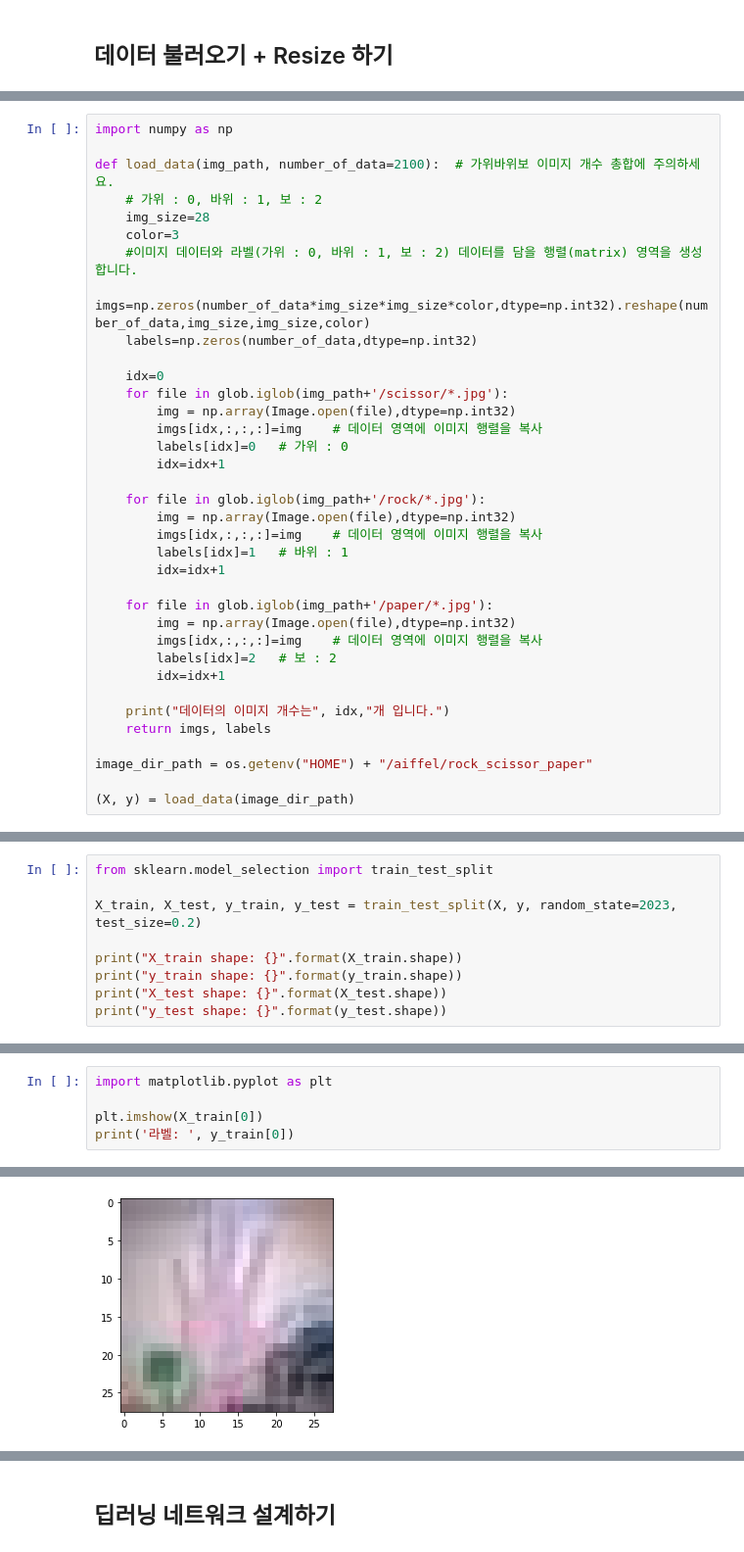
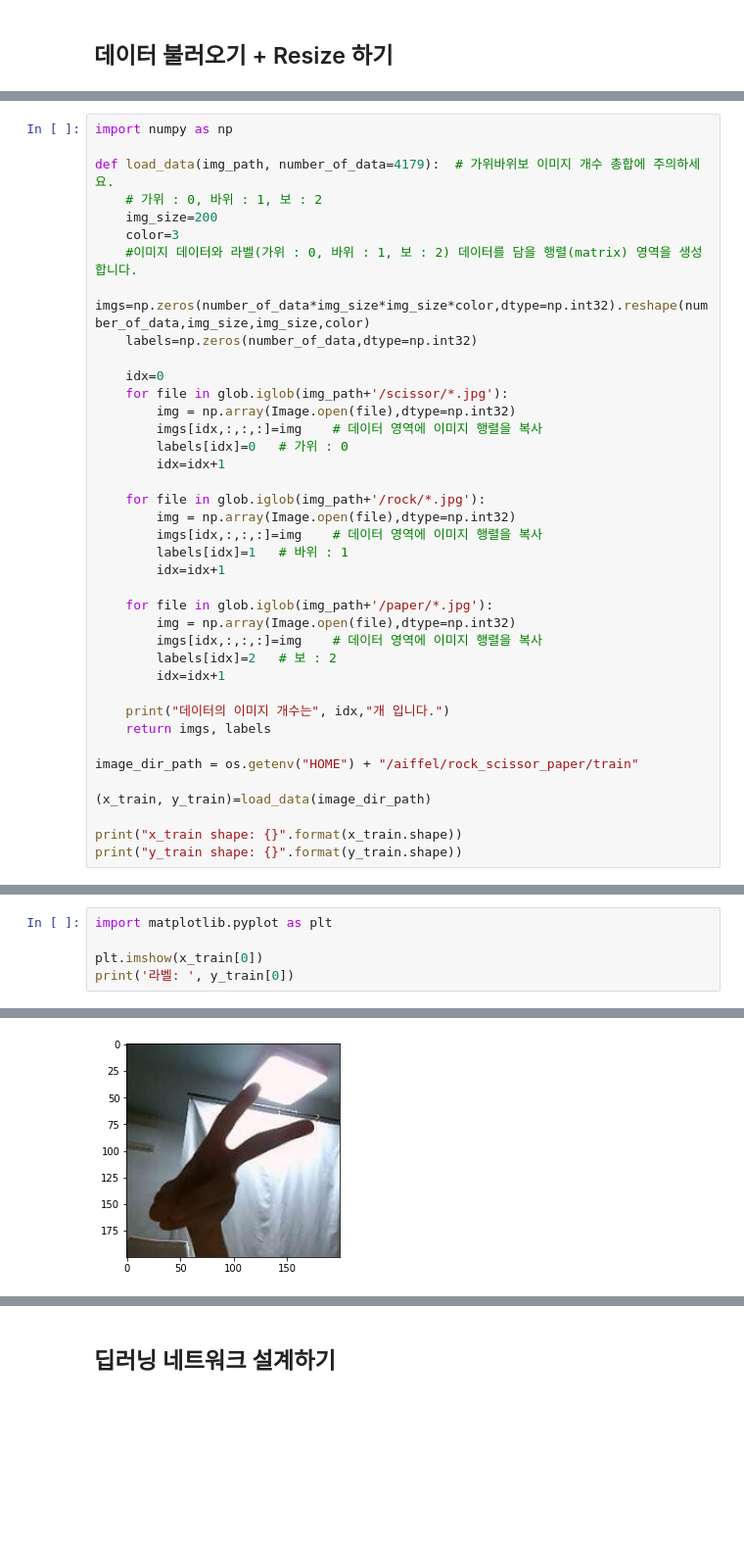
Before and after one commit to 9708aaaz/AIFFEL_online2nd, a Jupyter notebook: Exploration/[E-10]/[E-10]rock_scissors_paper.ipynb, the cells around one changed output, grey strips where cells are left out. Shown at 98% size. Cells and saved outputs as stored; diff of their text form; blank space fills up the shorter version.

```diff
--- a/Exploration/[E-10]/[E-10]rock_scissors_paper.ipynb
+++ b/Exploration/[E-10]/[E-10]rock_scissors_paper.ipynb
@@ -57,9 +60,9 @@ print("보 이미지 resize 완료!")
 # %%
 import numpy as np
 
-def load_data(img_path, number_of_data=2100):  # 가위바위보 이미지 개수 총합에 주의하세요.
+def load_data(img_path, number_of_data=4179):  # 가위바위보 이미지 개수 총합에 주의하세요.
     # 가위 : 0, 바위 : 1, 보 : 2
-    img_size=28
+    img_size=200
     color=3
     #이미지 데이터와 라벨(가위 : 0, 바위 : 1, 보 : 2) 데이터를 담을 행렬(matrix) 영역을 생성합니다.
     imgs=np.zeros(number_of_data*img_size*img_size*color,dtype=np.int32).reshape(number_of_data,img_size,img_size,color)
@@ -87,7 +90,10 @@ def load_data(img_path, number_of_data=2100):  # 가위바위보 이미지 개
     print("데이터의 이미지 개수는", idx,"개 입니다.")
     return imgs, labels
 
-image_dir_path = os.getenv("HOME") + "/aiffel/rock_scissor_paper"
+image_dir_path = os.getenv("HOME") + "/aiffel/rock_scissor_paper/train"
 
-(X, y) = load_data(image_dir_path)
+(x_train, y_train)=load_data(image_dir_path)
+
+print("x_train shape: {}".format(x_train.shape))
+print("y_train shape: {}".format(y_train.shape))
 # %% [output]
@@ -95,9 +102,0 @@ image_dir_path = os.getenv("HOME") + "/aiffel/rock_scissor_paper"
-# %%
-from sklearn.model_selection import train_test_split
-
-X_train, X_test, y_train, y_test = train_test_split(X, y, random_state=2023, test_size=0.2)
-
-print("X_train shape: {}".format(X_train.shape))
-print("y_train shape: {}".format(y_train.shape))
-print("X_test shape: {}".format(X_test.shape))
-print("y_test shape: {}".format(y_test.shape))
@@ -109,6 +109,6 @@ y_test shape: (420,)
 # %%
 import matplotlib.pyplot as plt
 
-plt.imshow(X_train[0])
+plt.imshow(x_train[0])
 print('라벨: ', y_train[0])
 # %% [output]
@@ -116 +116 @@ print('라벨: ', y_train[0])
-[figure, old version]
+[figure, new version]
```
Also changed, not shown: parts of 46 cells of this notebook.
